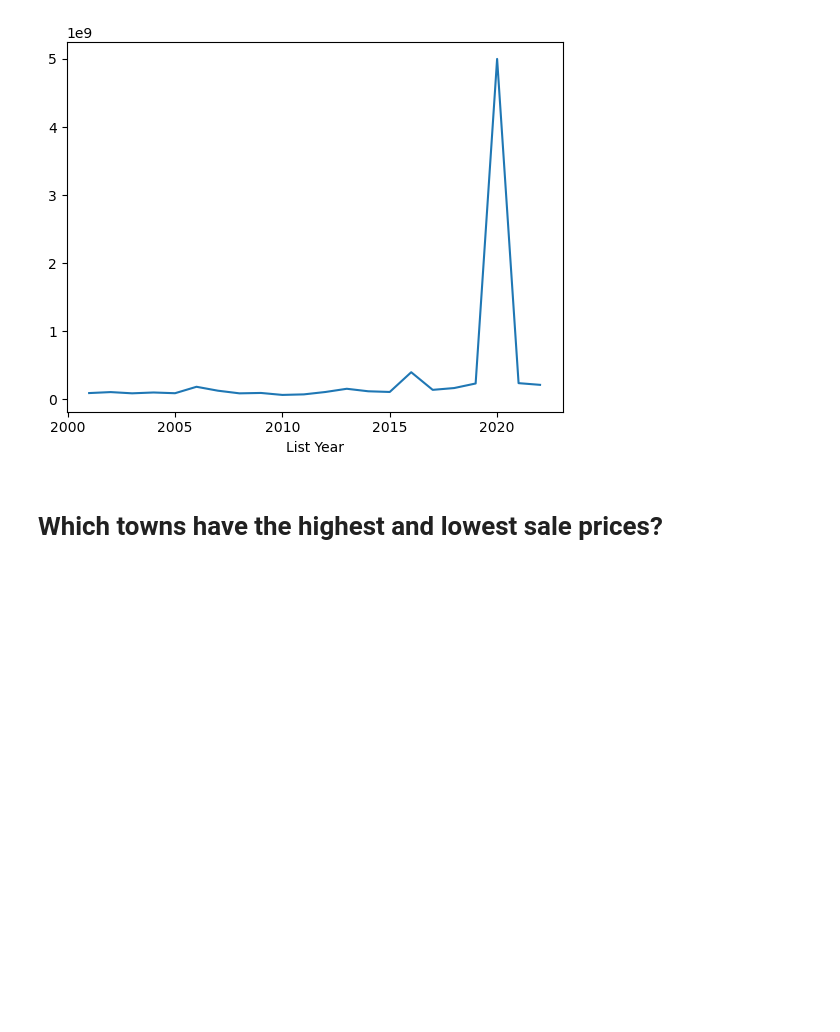
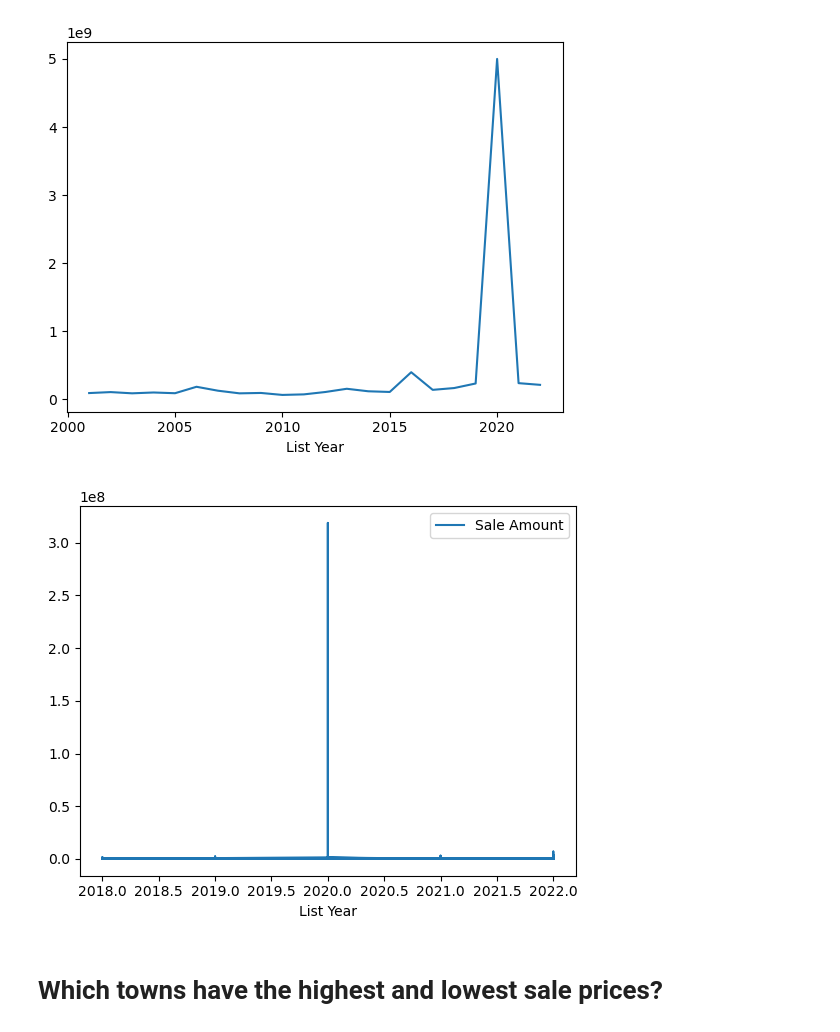
Before and after one commit to zaheeruddinlodhi/DA13_Capstone_Zaheer, a Jupyter notebook: Notebook/Real_Estate.ipynb, the cells around one changed output. Saved outputs shown, nothing was run; the diff lists cells and outputs as text; code cells hidden in the pictures; blank space fills up the shorter version.

```diff
--- a/Notebook/Real_Estate.ipynb
+++ b/Notebook/Real_Estate.ipynb
@@ -141,6 +219,12 @@ sale_price_trend = real_estate_df.groupby('List Year')['Sale Amount'].max()
 sale_price_trend.plot(x='List Year', y='Sale Amount', kind='line');
 # %% [output]
 [figure]
+# %%
+real_estate_df_2018_2022 = real_estate_df[(real_estate_df['List Year'] >= 2018) & (real_estate_df['List Year'] <= 2022)].value_counts().reset_index()
+real_estate_df_2018_2022
+real_estate_df_2018_2022.plot(x='List Year', y='Sale Amount', kind='line');
+# %% [output]
+[figure, added]
 # %% [markdown]
 # Which towns have the highest and lowest sale prices?
 # %%
```
Also changed, not shown: parts of 44 cells of this notebook.
